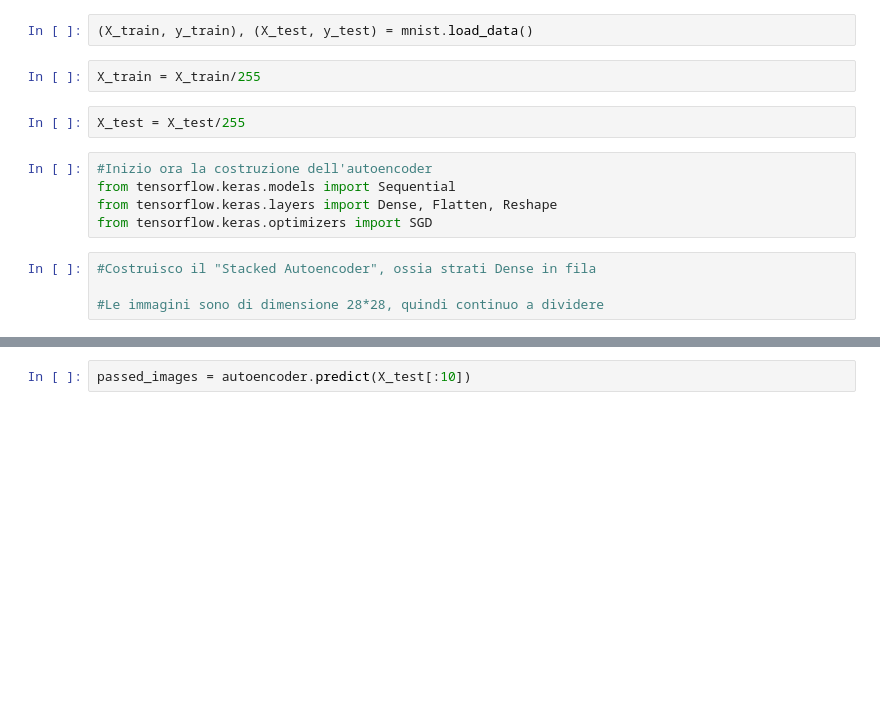
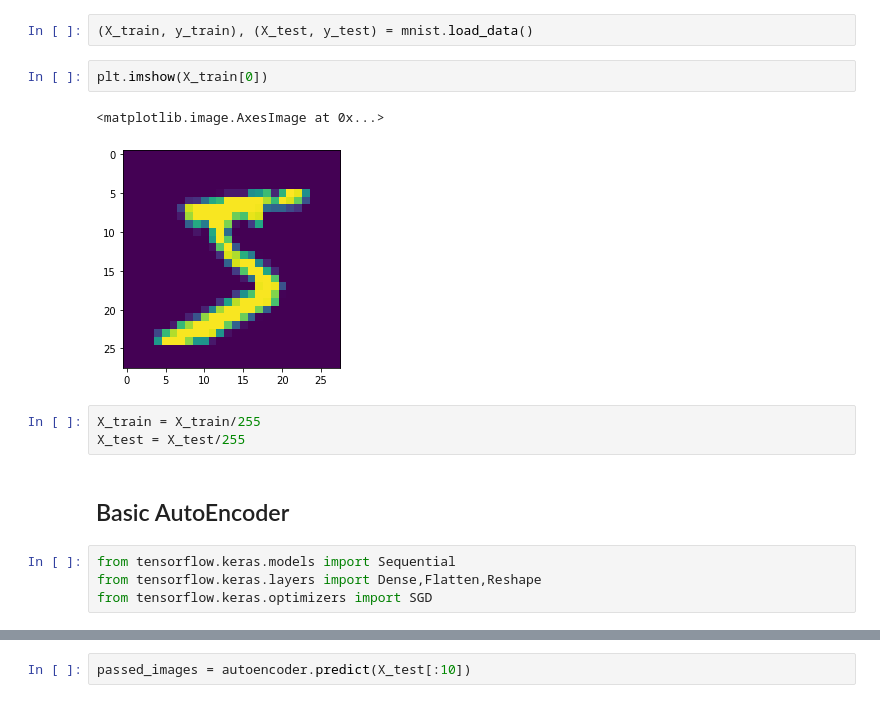
Before and after one commit to freshq99/Colab, a Jupyter notebook: AutoencoderNoiseReduction.ipynb, the cells around one changed output, grey strips where cells are left out. Saved outputs shown, nothing was run; the diff lists cells and outputs as text; blank space fills up the shorter version.

```diff
--- a/AutoencoderNoiseReduction.ipynb
+++ b/AutoencoderNoiseReduction.ipynb
@@ -8,16 +8,17 @@ import matplotlib.pyplot as plt
 from tensorflow.keras.datasets import mnist
 # %%
 (X_train, y_train), (X_test, y_test) = mnist.load_data()
+# %%
+plt.imshow(X_train[0])
+# %% [output]
+<matplotlib.image.AxesImage at 0x...>
+[figure, added]
 # %%
 X_train = X_train/255
+X_test = X_test/255
-# %%
-X_test = X_test/255
+# %% [markdown]
+## Basic AutoEncoder
 # %%
-#Inizio ora la costruzione dell'autoencoder
 from tensorflow.keras.models import Sequential
-from tensorflow.keras.layers import Dense, Flatten, Reshape
+from tensorflow.keras.layers import Dense,Flatten,Reshape
 from tensorflow.keras.optimizers import SGD
-# %%
-#Costruisco il "Stacked Autoencoder", ossia strati Dense in fila
-
-#Le immagini sono di dimensione 28*28, quindi continuo a dividere
```
Also changed, not shown: parts of 32 cells of this notebook.
